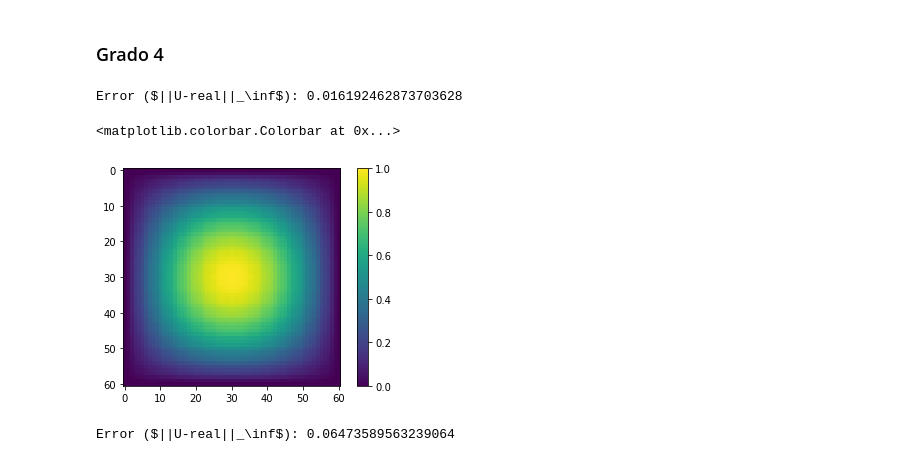
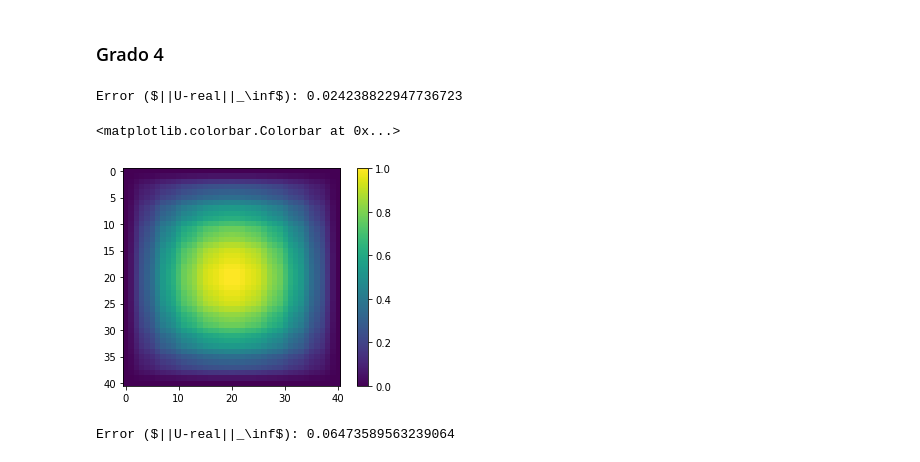
Before and after one commit to D-marina/spectraLib, a Jupyter notebook: TFG Isabel María Altamirano.ipynb, the cells around one changed output. Saved outputs shown, nothing was run; the diff lists cells and outputs as text; code cells hidden in the pictures.

```diff
--- a/TFG Isabel María Altamirano.ipynb
+++ b/TFG Isabel María Altamirano.ipynb
@@ -273,34 +311,34 @@ Error ($||U-real||_\inf$): 0.011922073229348296
 # %%
 f1=lambda x: (1/math.sqrt(2))*(pi)*cos(pi/2*x)
 g = lambda x,y: np.cos(np.pi/2 *x)*np.cos(np.pi/2 *y)
 
-m=15
+m=10
 p=4
 Nq=5
 U=lib.Solution2D(m,p,Nq,f1,f1)
 
 i=[]
 j=[]
 real=[]
 xvals=np.linspace(-1,1,m*p+1)
 
 for k in range(0,len(U)):
     i.append(xvals[lib.Index(k,m*p)[0]])
     j.append(xvals[lib.Index(k,m*p)[1]])
     real.append(g(i[k],j[k]))
 
 err = U - real
 print(f"Error ($||U-real||_\inf$): {max(abs(err))}")
 
 UU=U.reshape((m*p+1,m*p+1))
 
 fig, ax = plt.subplots()
 pl = ax.imshow(UU)
 fig.colorbar(pl)
 # %% [output]
-Error ($||U-real||_\inf$): 0.016192462873703628
+Error ($||U-real||_\inf$): 0.024238822947736723
 <matplotlib.colorbar.Colorbar at 0x...>
-[figure, old version]
+[figure, new version]
 # %%
 f1=lambda x: 17/4*(np.pi**2)*np.sin(2*np.pi*x)
 f2= lambda y: np.cos(np.pi*y/2)
```
Also changed, not shown: parts of 11 cells of this notebook, 1 other file.
